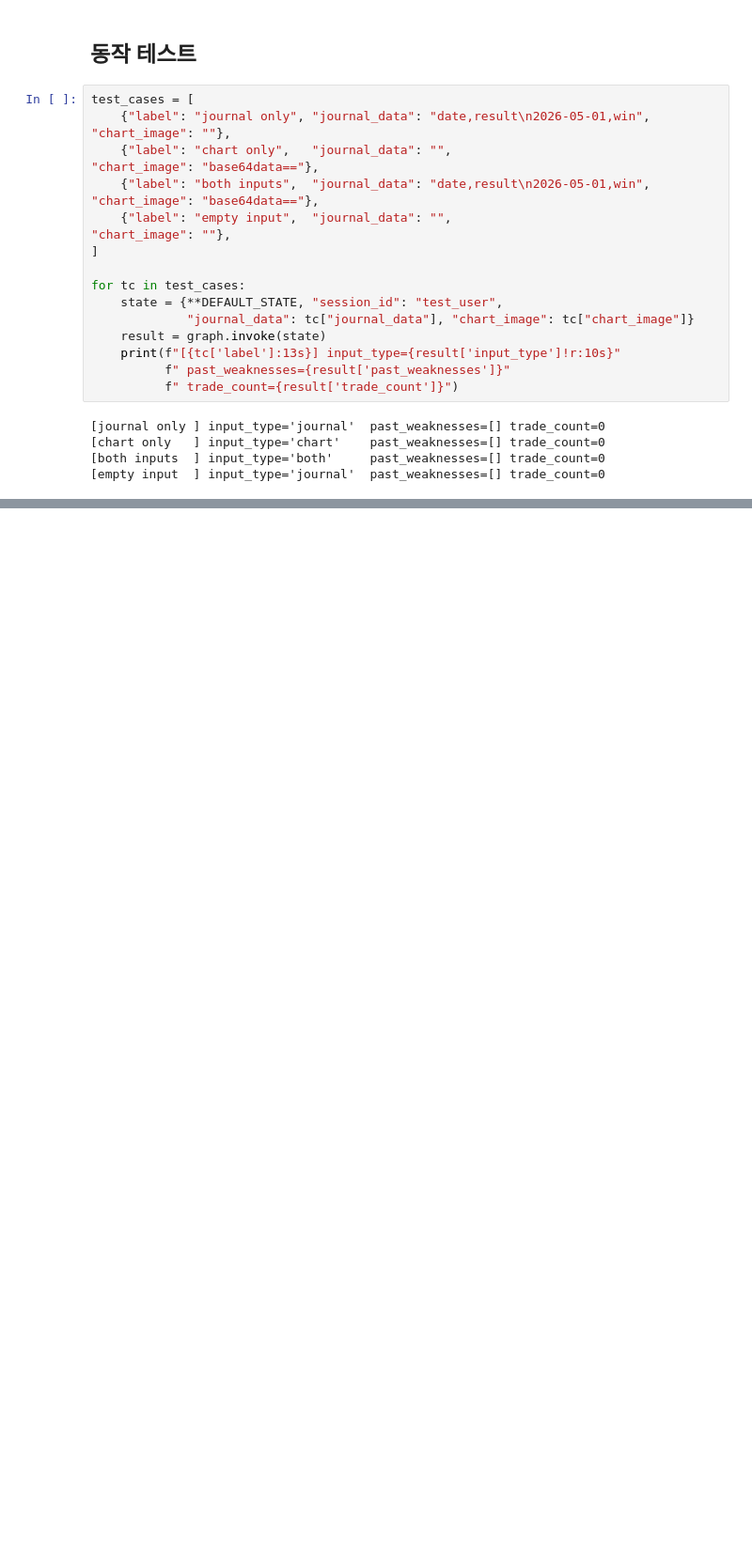
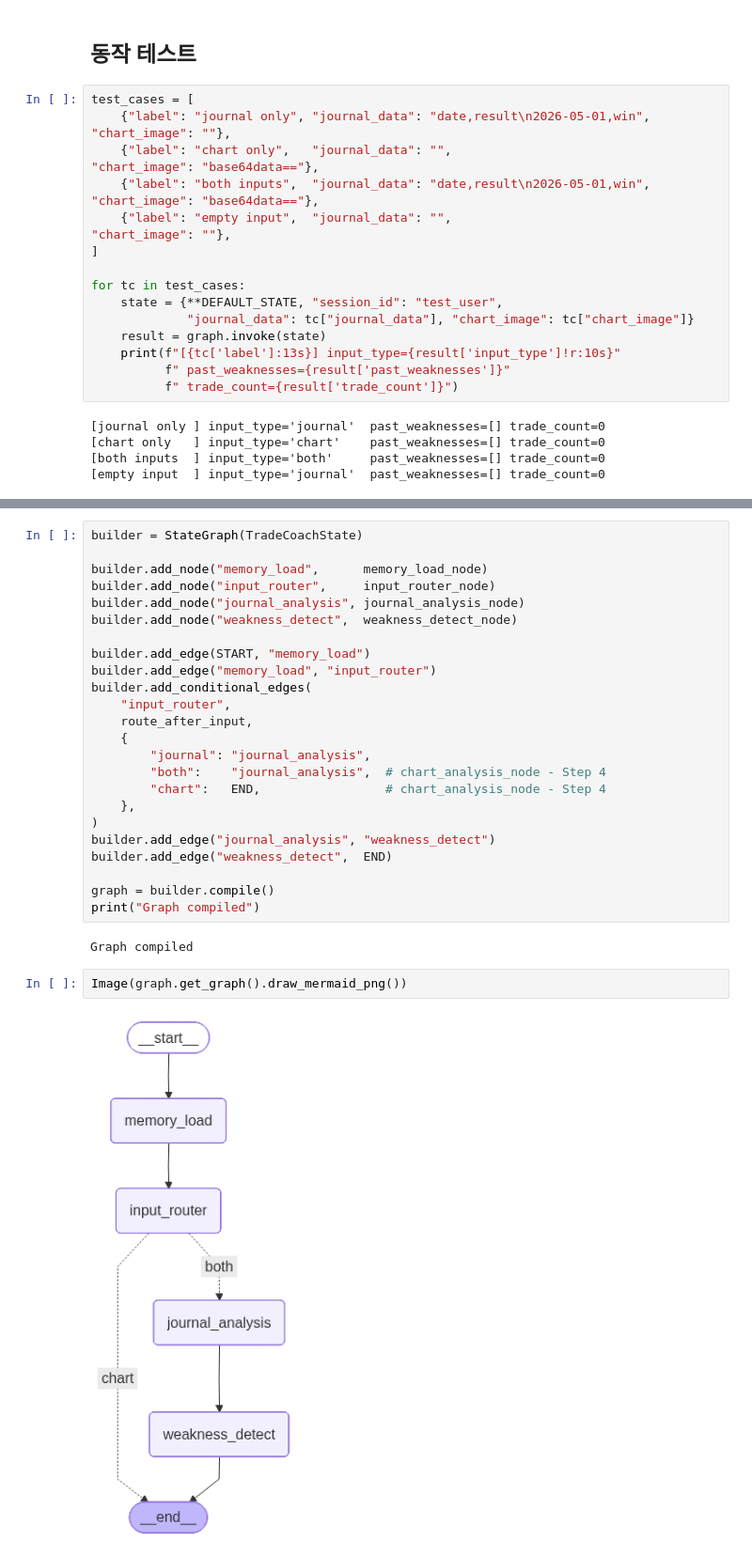
Before and after one commit to kieokkim/trade-coach, a Jupyter notebook: main.ipynb, the cells around one changed output, grey strips where cells are left out. Shown at 94% size. Drawn from its saved outputs; the diff is of its cells as text; blank space fills up the shorter version.

Commit message:
tradecoach ver1.1

```diff
--- a/main.ipynb
+++ b/main.ipynb
@@ -223,0 +260,30 @@ for tc in test_cases:
+# %%
+builder = StateGraph(TradeCoachState)
+
+builder.add_node("memory_load",      memory_load_node)
+builder.add_node("input_router",     input_router_node)
+builder.add_node("journal_analysis", journal_analysis_node)
+builder.add_node("weakness_detect",  weakness_detect_node)
+
+builder.add_edge(START, "memory_load")
+builder.add_edge("memory_load", "input_router")
+builder.add_conditional_edges(
+    "input_router",
+    route_after_input,
+    {
+        "journal": "journal_analysis",
+        "both":    "journal_analysis",  # chart_analysis_node - Step 4
+        "chart":   END,                 # chart_analysis_node - Step 4
+    },
+)
+builder.add_edge("journal_analysis", "weakness_detect")
+builder.add_edge("weakness_detect",  END)
+
+graph = builder.compile()
+print("Graph compiled")
+# %% [output]
+Graph compiled
+# %%
+Image(graph.get_graph().draw_mermaid_png())
+# %% [output]
+[figure, added]
```
Also changed, not shown: parts of 13 cells of this notebook, 4 other files.
